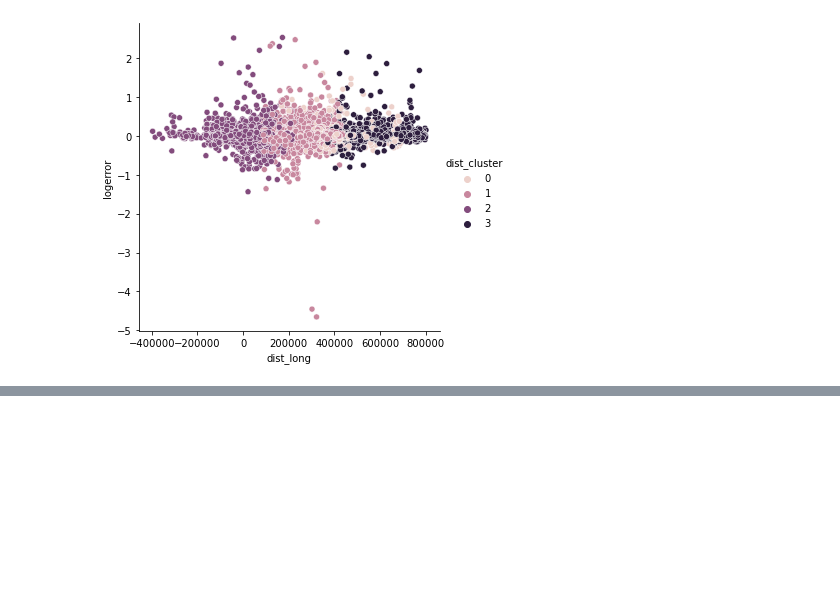
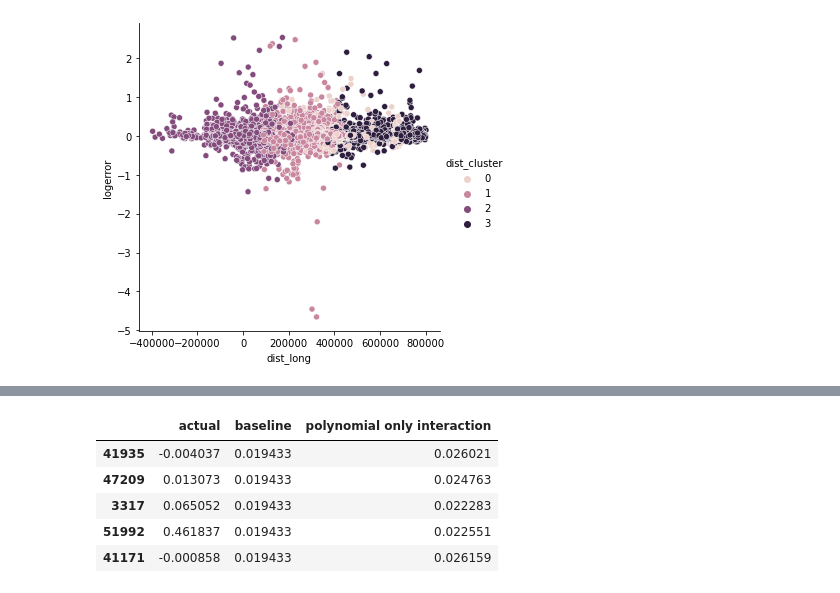
Before and after one commit to NSharick/clustering-project, a Jupyter notebook: exploration_notebook_2_clustering_project.ipynb, the cells around one changed output, grey strips where cells are left out. Cells and saved outputs as stored; diff of their text form; code cells hidden in the pictures; blank space fills up the shorter version.

```diff
--- a/exploration_notebook_2_clustering_project.ipynb
+++ b/exploration_notebook_2_clustering_project.ipynb
@@ -801,0 +840,39 @@ train1.head()
+# %%
+x_train_features = lrmodel_train2_df[['bathroomcnt', 'bedroomcnt', 'calculatedfinishedsquarefeet']]
+y_train_features = train2[['logerror']]
+x_validate_features = lrmodel_val2_df[['bathroomcnt', 'bedroomcnt', 'calculatedfinishedsquarefeet']]
+y_validate_features = validate2[['logerror']]
+
+m1d2_predictions = pd.DataFrame({'actual': validate2.logerror})
+#add a baseline column to the predictions dataframe with median home price
+m1d2_predictions['baseline'] = validate2.logerror.mean()
+#create the polynomial model object
+poly = PolynomialFeatures(degree=2, include_bias=False, interaction_only=True)
+#fit the polynomial model object with the scaled x_train variables
+poly.fit(x_train_features)
+#create a dataframe with the results of fitting the polynomial object
+x_train_poly = pd.DataFrame(
+    poly.transform(x_train_features),
+    columns=poly.get_feature_names(x_train_features.columns),
+    index=x_train_features.index,
+)
+#create a linear regression model object
+lm = LinearRegression()
+#fit the linear regression model with the above created polynomial dataframe
+lm.fit(x_train_poly, y_train_features)
+#make predictions on the scaled validate data
+x_validate_poly = poly.transform(x_validate_features)
+#create a column in the predictions dataframe with the resulting model predictions
+m1d2_predictions['polynomial only interaction'] = lm.predict(x_validate_poly)
+#calculate the mean squared error for the baseline and model predictions against the actual home prices
+def calculate_mse_2(y_predicted):
+    return mean_squared_error(m1d2_predictions.actual, y_predicted)
+# %%
+m1d2_predictions.head()
+# %% [output]
+|  | actual | baseline | polynomial only interaction |
+| 41935 | -0.004037 | 0.019433 | 0.026021 |
+| 47209 | 0.013073 | 0.019433 | 0.024763 |
+| 3317 | 0.065052 | 0.019433 | 0.022283 |
+| 51992 | 0.461837 | 0.019433 | 0.022551 |
+| 41171 | -0.000858 | 0.019433 | 0.026159 |
```
Also changed, not shown: parts of 30 cells of this notebook, 2 other files.
